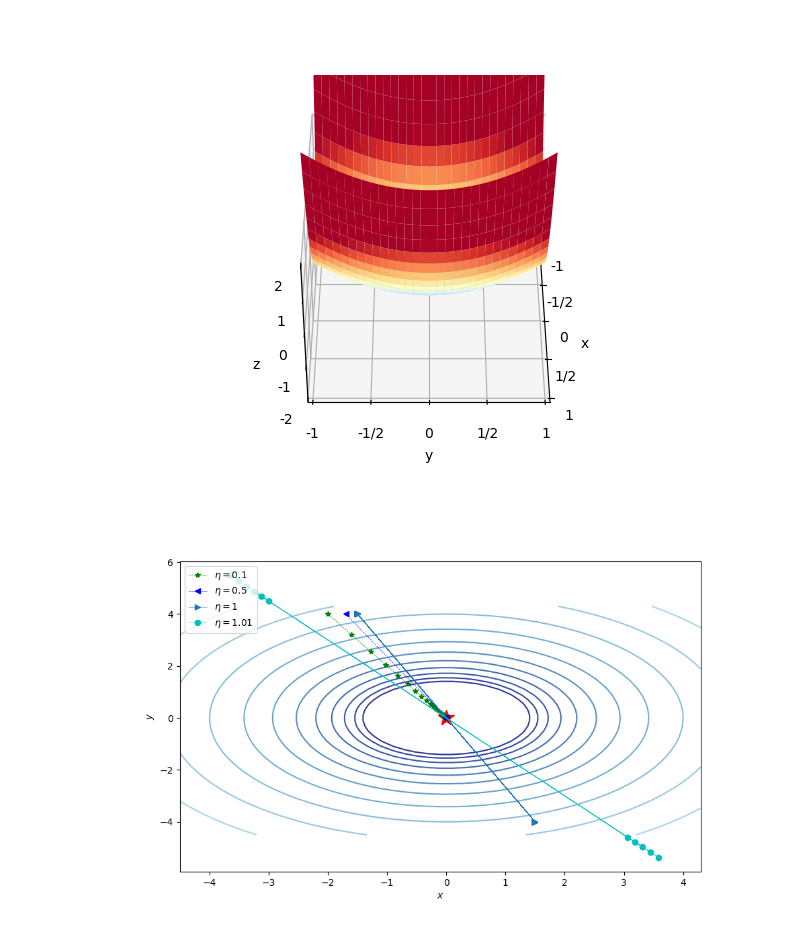
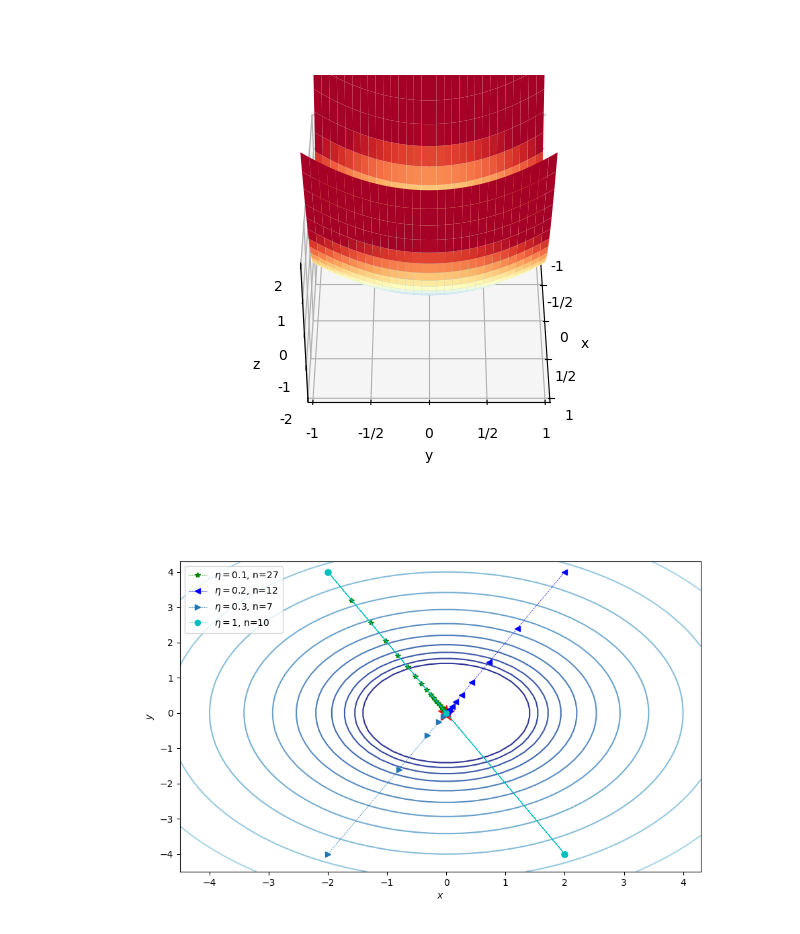
Before and after one commit to sam-vasquez/PhysMLNotebooks, a Jupyter notebook: Notebooks/2 - Gradient Descent.ipynb, the cells around one changed output. Saved outputs shown, nothing was run; the diff lists cells and outputs as text; code cells hidden in the pictures.

```diff
--- a/Notebooks/2 - Gradient Descent.ipynb
+++ b/Notebooks/2 - Gradient Descent.ipynb
@@ -228,28 +241,30 @@ def NAG(grad, init, n_epochs=5000, eta=10**-4, gamma=0.9,noise_strength=0):
 # %%
 plt.close('all')
 
 fig,ax = contour_minima_surface()
 
 init1=[-2,4]
-init2=[-1.7,4]
-init3=[-1.5,4]
-init4=[-3,4.5]
+init2=[2,4]
+init3=[-2,-4]
+init4=[2,-4]
+
+target = [0,0]
 
 eta1=0.1
-eta2=0.5
-eta3=1
-eta4=1.01
+eta2=0.2
+eta3=0.3
+eta4=1
 
-gd_1=gd(grad_minima_surface,init1, n=100, eta=eta1)
-gd_2=gd(grad_minima_surface,init2, n=100, eta=eta2)
-gd_3=gd(grad_minima_surface,init3, n=100, eta=eta3)
-gd_4=gd(grad_minima_surface,init4, n=10, eta=eta4)
+gd_1,n_1=gd(grad_minima_surface, init1, target, n=100, eta=eta1)
+gd_2,n_2=gd(grad_minima_surface, init2, target, n=100, eta=eta2)
+gd_3,n_3=gd(grad_minima_surface, init3, target, n=100, eta=eta3)
+gd_4,n_4=gd(grad_minima_surface, init4, target, n=10, eta=eta4)
 
-overlay_trajectory_contour(ax,gd_1,f'$\\eta=${eta1}','g--*', lw=0.5)
-overlay_trajectory_contour(ax,gd_2,f'$\\eta=${eta2}','b--<', lw=0.5)
-overlay_trajectory_contour(ax,gd_3,f'$\\eta=${eta3}','-->', lw=0.5)
-overlay_trajectory_contour(ax,gd_4,f'$\\eta=${eta4}','c--o', lw=0.5)
+overlay_trajectory_contour(ax,gd_1,f'$\\eta=${eta1}, n={n_1}','g--*', lw=0.5)
+overlay_trajectory_contour(ax,gd_2,f'$\\eta=${eta2}, n={n_2}','b--<', lw=0.5)
+overlay_trajectory_contour(ax,gd_3,f'$\\eta=${eta3}, n={n_3}','-->', lw=0.5)
+overlay_trajectory_contour(ax,gd_4,f'$\\eta=${eta4}, n={n_4}','c--o', lw=0.5)
 plt.legend(loc=2)
 plt.show()
 # %% [output]
-[figure, old version]
+[figure, new version]
```
Also changed, not shown: parts of 8 cells of this notebook, 2 other files.
